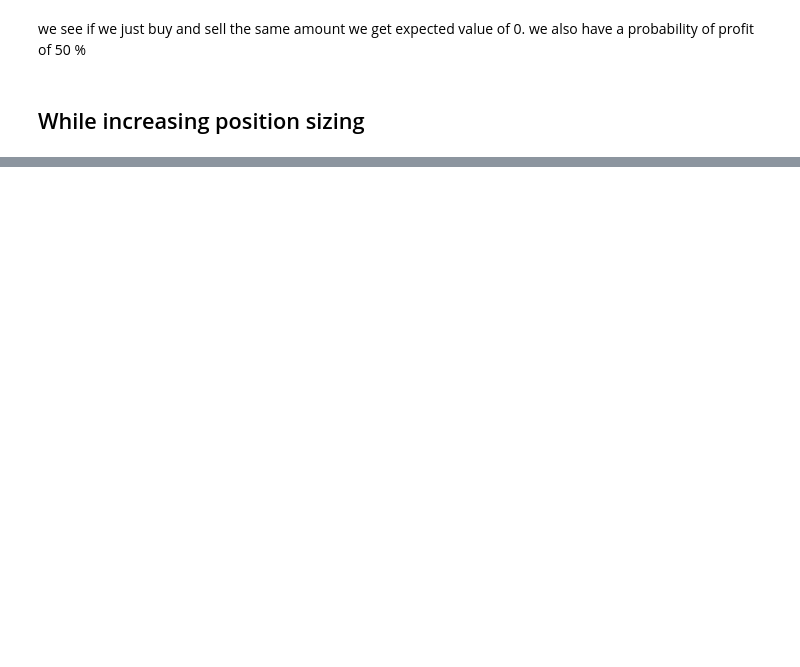
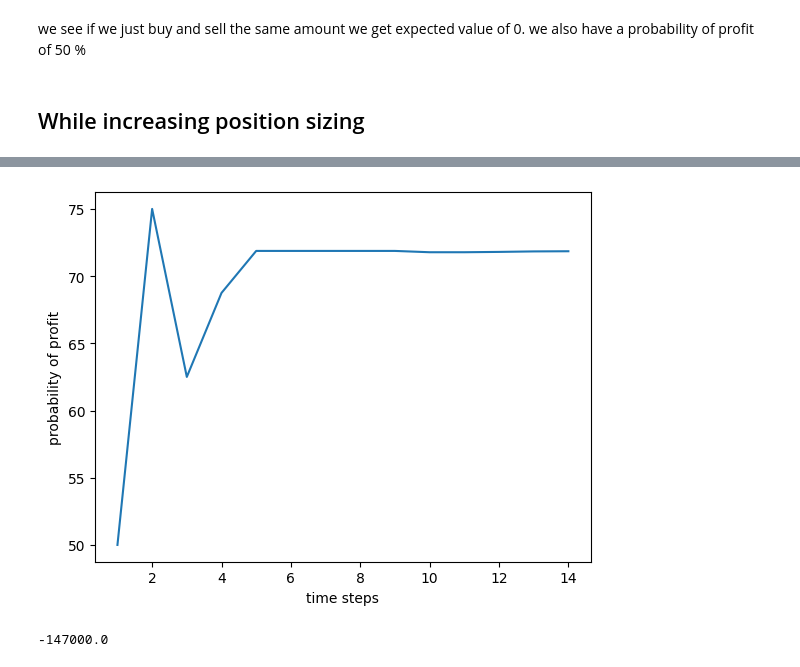
Before and after one commit to SamanvayMS/bp-Trading, a Jupyter notebook: Forex_binomial_tree.ipynb, the cells around one changed output, grey strips where cells are left out. Drawn from its saved outputs; the diff is of its cells as text; code cells hidden in the pictures; blank space fills up the shorter version.

```diff
--- a/Forex_binomial_tree.ipynb
+++ b/Forex_binomial_tree.ipynb
@@ -113,11 +119,13 @@ print(pnl)
 # %%
 def calc_expected(previous_pnl):
-    print('expected value:-',np.sum(previous_pnl)/len(previous_pnl))
+    value = np.sum(previous_pnl)/len(previous_pnl)
+    print('expected value:-',value)
 
 def calc_pop(previous_pnl):
-    profit = np.where(previous_pnl>0,1,0)
-    pop = np.sum(profit)/len(profit)
-    print('probability of profit:- ',pop*100,'%')
+    profit = np.where(previous_pnl>=0,1,0)
+    pop = np.sum(profit)/len(profit)*100
+    print('probability of profit:-',pop,'%')
+    return pop
 # %%
 last_pnl = pnl.iloc[:,-1]
 calc_expected(last_pnl)
@@ -186,0 +182,17 @@ probability of profit:-  62.5 %
+# %%
+starting_bet = 1000000
+previous_pnl = np.array([0])
+previous_position = np.array([starting_bet])
+buy_size = 250000
+sell_size = 250000
+binomial_moves = np.array([0.005,-0.004]).reshape(-1,1)
+max_t = 15
+bet_increase_ratio = 4 # we set it as 5 to correspond with your example - postion size at time 2 or t=1 is 1.25M whereas at t=0 it is 0.25M.
+# keep in mind it will continue to increase for later time steps to solve this change i>= 1 to i==1 in the if statement below
+# %%
+pop_list = []
+for t in np.arange(1,max_t,1):
+    pnl,position=biased_binomial_tree(previous_position,binomial_moves,previous_pnl,buy_size,sell_size,t,bet_increase_ratio)
+    last_pnl = pnl.iloc[:,-1]
+    final_pnl = last_pnl
+    pop_list.append(calc_pop(final_pnl))
@@ -186,0 +214,11 @@ probability of profit:-  62.5 %
+# %%
+plt.plot(np.arange(1,max_t,1),pop_list)
+plt.ylabel('probability of profit')
+plt.xlabel('time steps')
+plt.show()
+# %% [output]
+[figure, added]
+# %%
+np.min(final_pnl)
+# %% [output]
+-147000.0
```
Also changed, not shown: parts of 15 cells of this notebook, 30 other files.
